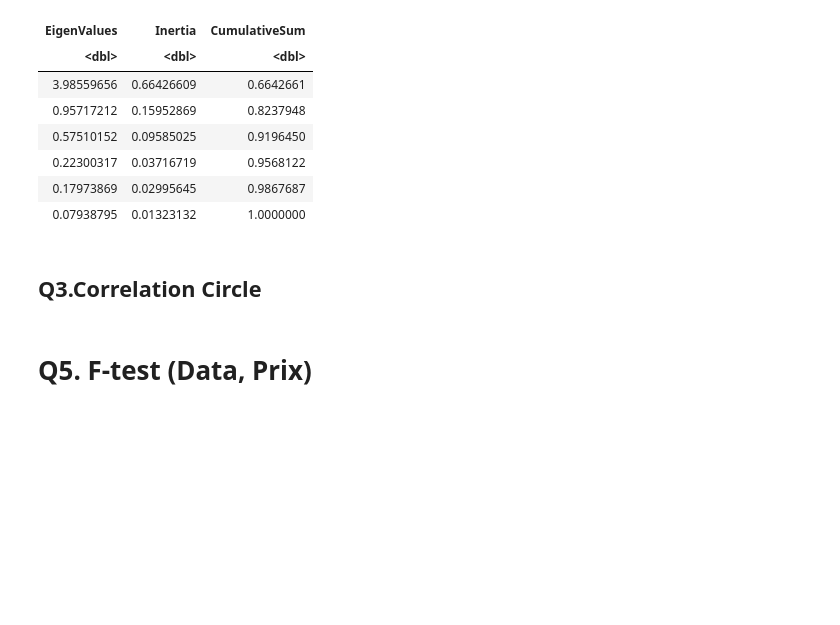
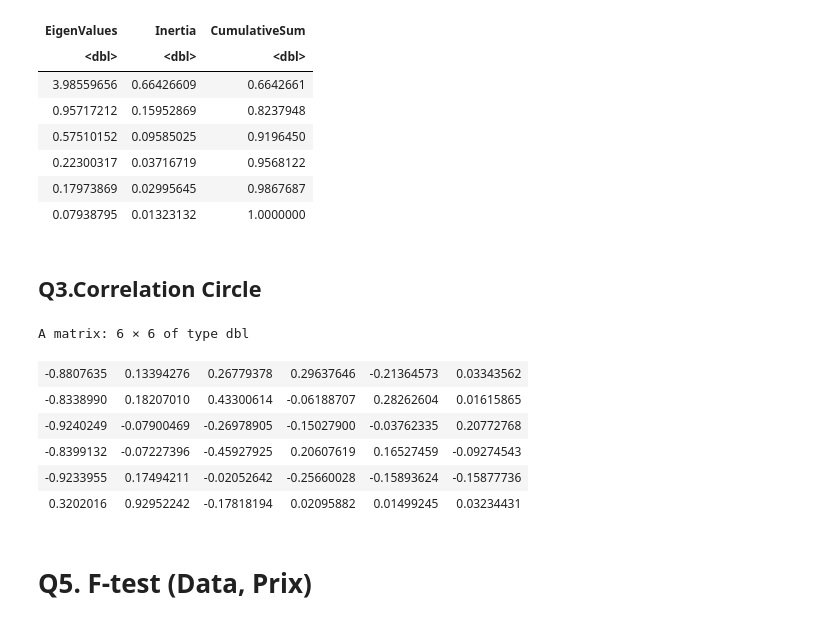
Before and after one commit to alialthiab/Data-Analysis, a Jupyter notebook: HIAST_DA_2022_Q1(PCA).ipynb, the cells around one changed output. Saved outputs shown, nothing was run; the diff lists cells and outputs as text; code cells hidden in the pictures; blank space fills up the shorter version.

```diff
--- a/HIAST_DA_2022_Q1(PCA).ipynb
+++ b/HIAST_DA_2022_Q1(PCA).ipynb
@@ -158,6 +163,20 @@ A data.frame: 6 × 3
 | 0.07938795 | 0.01323132 | 1.0000000 |
 # %% [markdown]
 ## Q3.Correlation Circle
+# %%
+coefCorr <- matrix(nrow = 6, ncol = 6)
+for(i in 1:6){
+  coefCorr[,i] = (sqrt(cars.eig$values[i]) * cars.eig$vectors[,i])
+}
+coefCorr
+# %% [output]
+A matrix: 6 × 6 of type dbl
+| -0.8807635 | 0.13394276 | 0.26779378 | 0.29637646 | -0.21364573 | 0.03343562 |
+| -0.8338990 | 0.18207010 | 0.43300614 | -0.06188707 | 0.28262604 | 0.01615865 |
+| -0.9240249 | -0.07900469 | -0.26978905 | -0.15027900 | -0.03762335 | 0.20772768 |
+| -0.8399132 | -0.07227396 | -0.45927925 | 0.20607619 | 0.16527459 | -0.09274543 |
+| -0.9233955 | 0.17494211 | -0.02052642 | -0.25660028 | -0.15893624 | -0.15877736 |
+| 0.3202016 | 0.92952242 | -0.17818194 | 0.02095882 | 0.01499245 | 0.03234431 |
 # %% [markdown]
 # Q5. F-test (Data, Prix)
 # %%
```
Also changed, not shown: parts of 1 cell of this notebook.
